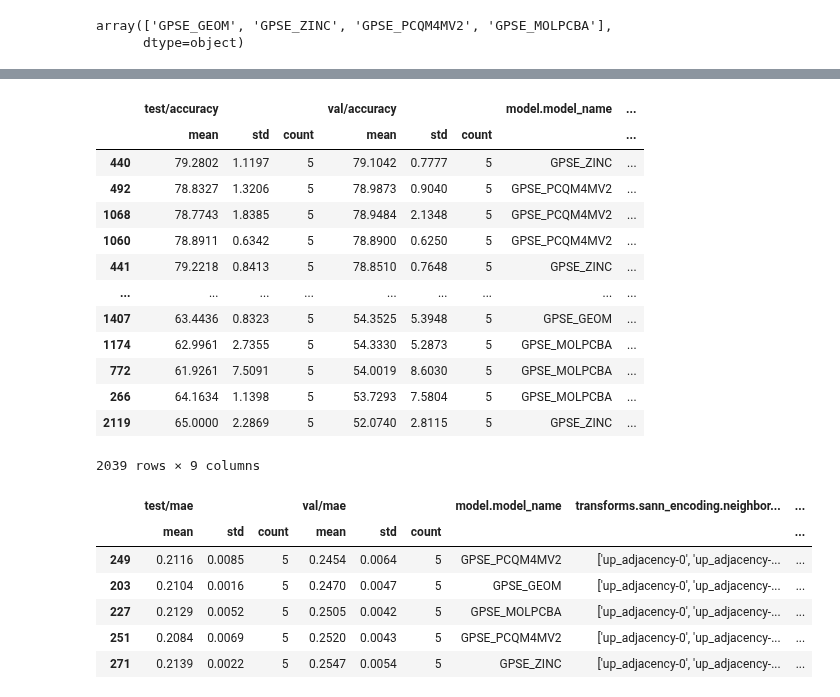
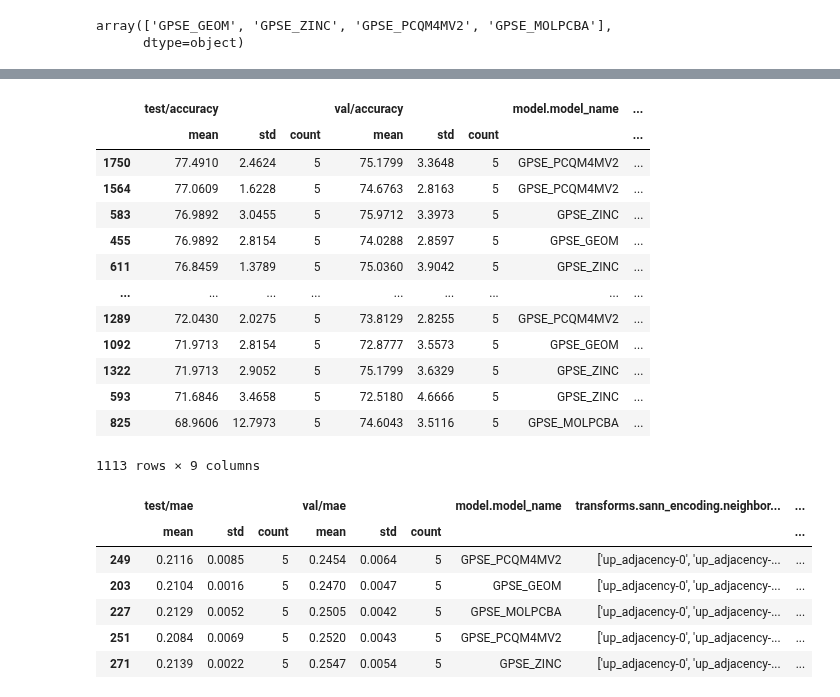
Before and after one commit to geometric-intelligence/TopoBench, a Jupyter notebook: result_processing.ipynb, the cells around one changed output, grey strips where cells are left out. Saved outputs shown, nothing was run; the diff lists cells and outputs as text; code cells hidden in the pictures.

```diff
--- a/result_processing.ipynb
+++ b/result_processing.ipynb
@@ -1 +1,19 @@
+# %%
+import ast
+import glob
+import warnings
+from collections import defaultdict
+from datetime import date
+
+import numpy as np
+import pandas as pd
+import wandb
+import matplotlib.pyplot as plt
+
+PROJ_PREFIX = "main_exp"
+PROJ_TYPES = ["SANN", "GPSE"]
+PROJ_DS = ["NCI1", "NCI109", "MUTAG", "PROTEINS", "ZINC", "IMDB-BINARY", "IMDB-MULTI"]
+
+today = date.today()
+api = wandb.Api(overrides={"base_url": "https://api.wandb.ai"})
 # %%
@@ -218,7 +223,7 @@ sweeped_columns = [
 run_columns = ['dataset.split_params.data_seed','seed',]
 
 # Dataset and model columns
-dataset_model_columns = ['model.model_name', 'dataset.loader.parameters.data_name']
+dataset_model_columns = ['model.model_name', 'model.model_domain', 'dataset.loader.parameters.data_name']
 
 # Performance columns
 performance_columns = [
@@ -250,6 +255,11 @@ optimization_metrics = {
     'PROTEINS': {'optim_metric': 'val/accuracy', 'eval_metric': 'test/accuracy', 'direction': 'max', 'performance_columns': performance_classification},
     'MUTAG': {'optim_metric': 'val/accuracy', 'eval_metric': 'test/accuracy', 'direction': 'max', 'performance_columns': performance_classification},
     'ZINC': {'optim_metric': 'val/mae', 'eval_metric': 'test/mae', 'direction': 'min', 'performance_columns': performance_regression},
+    'IMDB-BINARY': {'optim_metric': 'val/accuracy', 'eval_metric': 'test/accuracy', 'direction': 'max', 'performance_columns': performance_classification},
+    'IMDB-MULTI': {'optim_metric': 'val/accuracy', 'eval_metric': 'test/accuracy', 'direction': 'max', 'performance_columns': performance_classification},
+    'Cora': {'direction': 'max', 'performance_columns': performance_classification},
+    'Citeseer': {'direction': 'max', 'performance_columns': performance_classification},
+    'PubMed': {'direction': 'max', 'performance_columns': performance_classification},
 
 }
 
@@ -288,7 +298,7 @@ for dataset in datasets:
         performance_columns = optimization_metrics[dataset]['performance_columns']
         subset = subset[dataset_model_columns + sweeped_columns + performance_columns + run_columns]
 
-        aggregated = subset.groupby(sweeped_columns +  ['model.model_name'], dropna=False).agg(
+        aggregated = subset.groupby(sweeped_columns +  ['model.model_name', 'model.model_domain'], dropna=False).agg(
             {col: ["mean", "std", "count"] for col in performance_columns},
         )
 
@@ -436,18 +446,18 @@ See the caveats in the documentation: https://pandas.pydata.org/pandas-docs/stab
 # %%
-collect_subsets['NCI1'][['test/accuracy', 'val/accuracy', 'model.model_name', 'transforms.sann_encoding.neighborhoods', 'model.backbone.n_layers']].sort_values(by=('val/accuracy', 'mean'), ascending=False)
+collect_subsets['PROTEINS'][['test/accuracy', 'val/accuracy', 'model.model_name', 'transforms.sann_encoding.neighborhoods', 'model.backbone.n_layers']].sort_values(by=('test/accuracy', 'mean'), ascending=False)
 # %% [output]
 |  | test/accuracy |  |  | val/accuracy |  |  | model.model_name | ... |
 |  | mean | std | count | mean | std | count |  | ... |
-| 440 | 79.2802 | 1.1197 | 5 | 79.1042 | 0.7777 | 5 | GPSE_ZINC | ... |
-| 492 | 78.8327 | 1.3206 | 5 | 78.9873 | 0.9040 | 5 | GPSE_PCQM4MV2 | ... |
-| 1068 | 78.7743 | 1.8385 | 5 | 78.9484 | 2.1348 | 5 | GPSE_PCQM4MV2 | ... |
-| 1060 | 78.8911 | 0.6342 | 5 | 78.8900 | 0.6250 | 5 | GPSE_PCQM4MV2 | ... |
-| 441 | 79.2218 | 0.8413 | 5 | 78.8510 | 0.7648 | 5 | GPSE_ZINC | ... |
+| 1750 | 77.4910 | 2.4624 | 5 | 75.1799 | 3.3648 | 5 | GPSE_PCQM4MV2 | ... |
+| 1564 | 77.0609 | 1.6228 | 5 | 74.6763 | 2.8163 | 5 | GPSE_PCQM4MV2 | ... |
+| 583 | 76.9892 | 3.0455 | 5 | 75.9712 | 3.3973 | 5 | GPSE_ZINC | ... |
+| 455 | 76.9892 | 2.8154 | 5 | 74.0288 | 2.8597 | 5 | GPSE_GEOM | ... |
+| 611 | 76.8459 | 1.3789 | 5 | 75.0360 | 3.9042 | 5 | GPSE_ZINC | ... |
 | ... | ... | ... | ... | ... | ... | ... | ... | ... |
-| 1407 | 63.4436 | 0.8323 | 5 | 54.3525 | 5.3948 | 5 | GPSE_GEOM | ... |
-| 1174 | 62.9961 | 2.7355 | 5 | 54.3330 | 5.2873 | 5 | GPSE_MOLPCBA | ... |
-| 772 | 61.9261 | 7.5091 | 5 | 54.0019 | 8.6030 | 5 | GPSE_MOLPCBA | ... |
-| 266 | 64.1634 | 1.1398 | 5 | 53.7293 | 7.5804 | 5 | GPSE_MOLPCBA | ... |
-| 2119 | 65.0000 | 2.2869 | 5 | 52.0740 | 2.8115 | 5 | GPSE_ZINC | ... |
+| 1289 | 72.0430 | 2.0275 | 5 | 73.8129 | 2.8255 | 5 | GPSE_PCQM4MV2 | ... |
+| 1092 | 71.9713 | 2.8154 | 5 | 72.8777 | 3.5573 | 5 | GPSE_GEOM | ... |
+| 1322 | 71.9713 | 2.9052 | 5 | 75.1799 | 3.6329 | 5 | GPSE_ZINC | ... |
+| 593 | 71.6846 | 3.4658 | 5 | 72.5180 | 4.6666 | 5 | GPSE_ZINC | ... |
+| 825 | 68.9606 | 12.7973 | 5 | 74.6043 | 3.5116 | 5 | GPSE_MOLPCBA | ... |
-2039 rows × 9 columns
+1113 rows × 9 columns
 # %%
```
Also changed, not shown: parts of 50 cells of this notebook.
